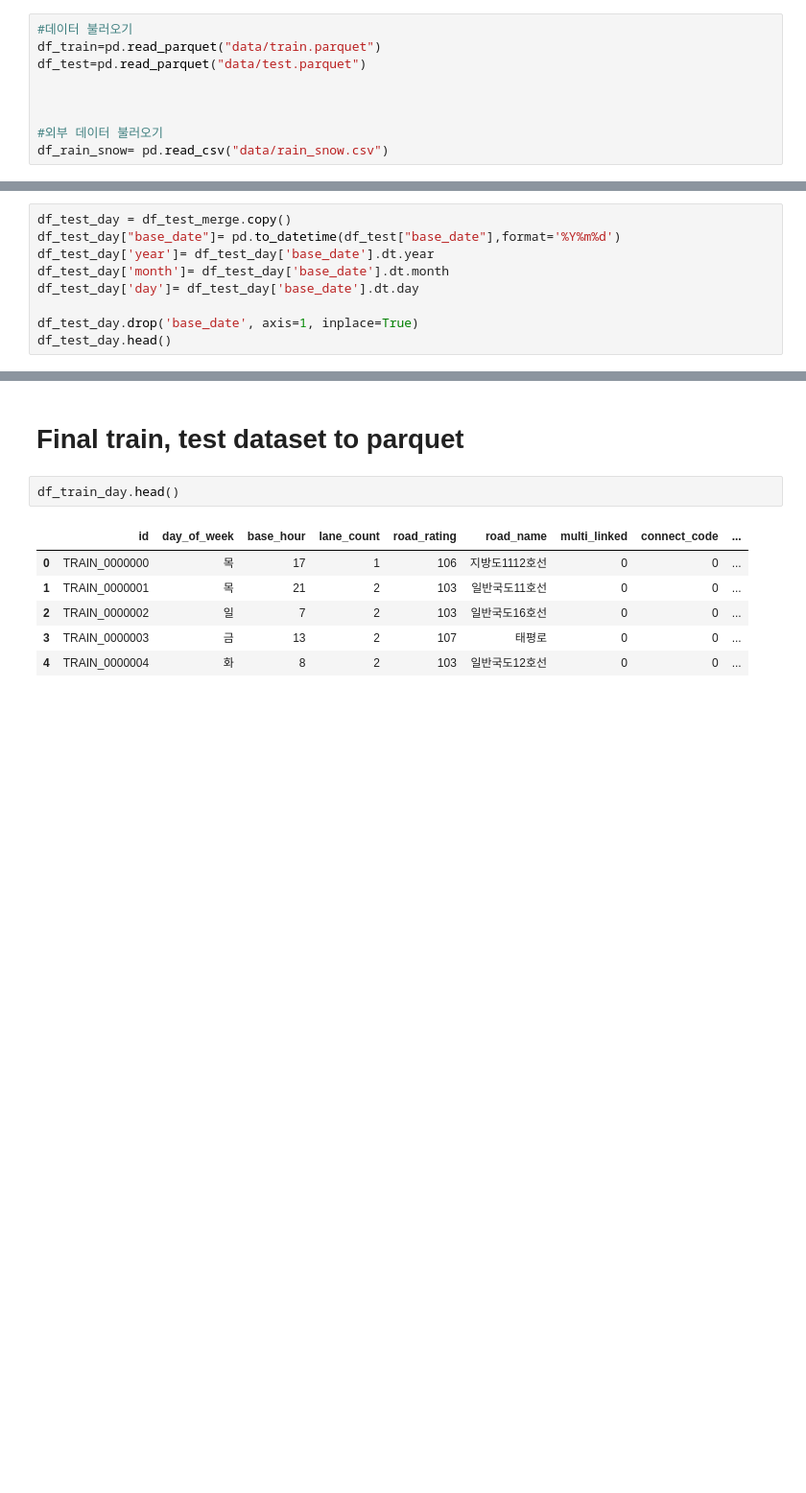
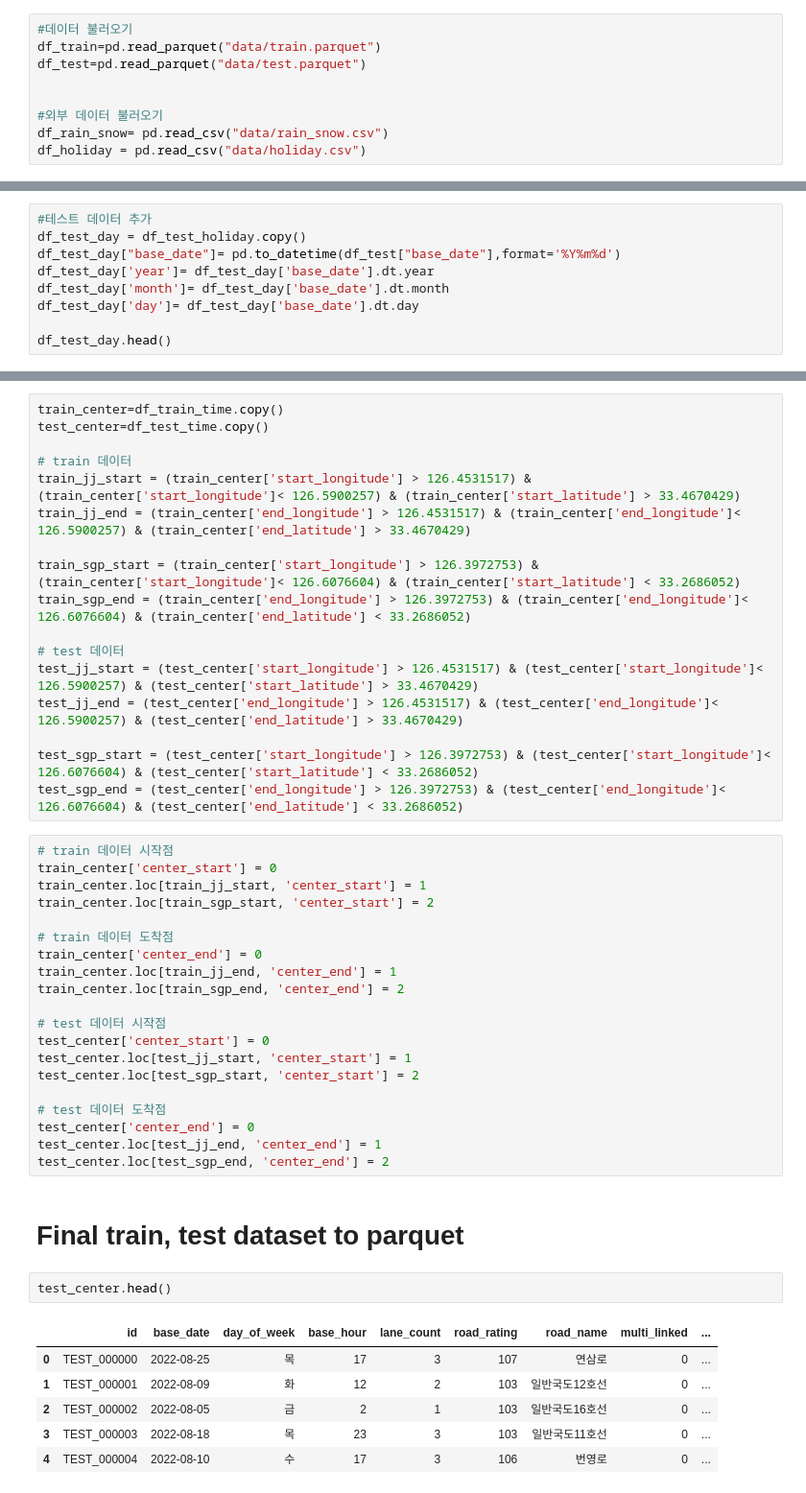
Before and after one commit to yyeseull/Side_Project, a Jupyter notebook: DACON/Jeju_traffic/jeju_traffic_eda.ipynb, the cells around one changed output, grey strips where cells are left out. Shown at 96% size. Saved outputs shown, nothing was run; the diff lists cells and outputs as text; blank space fills up the shorter version.

```diff
--- a/DACON/Jeju_traffic/jeju_traffic_eda.ipynb
+++ b/DACON/Jeju_traffic/jeju_traffic_eda.ipynb
@@ -83,9 +83,9 @@ df_train=pd.read_parquet("data/train.parquet")
 df_test=pd.read_parquet("data/test.parquet")
 
 
-
 #외부 데이터 불러오기
 df_rain_snow= pd.read_csv("data/rain_snow.csv")
+df_holiday = pd.read_csv("data/holiday.csv")
 # %% [markdown]
 ## 데이터 정보
 # %%
@@ -253,10 +285,10 @@ df_train_day.head()
 # %%
-df_test_day = df_test_merge.copy()
+#테스트 데이터 추가
+df_test_day = df_test_holiday.copy()
 df_test_day["base_date"]= pd.to_datetime(df_test["base_date"],format='%Y%m%d')
 df_test_day['year']= df_test_day['base_date'].dt.year
 df_test_day['month']= df_test_day['base_date'].dt.month
 df_test_day['day']= df_test_day['base_date'].dt.day
 
-df_test_day.drop('base_date', axis=1, inplace=True)
 df_test_day.head()
 # %% [output]
@@ -595,11 +610,48 @@ train['point_end'] = 0
+# %%
+train_center=df_train_time.copy()
+test_center=df_test_time.copy()
+
+# train 데이터
+train_jj_start = (train_center['start_longitude'] > 126.4531517) & (train_center['start_longitude']< 126.5900257) & (train_center['start_latitude'] > 33.4670429)
+train_jj_end = (train_center['end_longitude'] > 126.4531517) & (train_center['end_longitude']< 126.5900257) & (train_center['end_latitude'] > 33.4670429)
+
+train_sgp_start = (train_center['start_longitude'] > 126.3972753) & (train_center['start_longitude']< 126.6076604) & (train_center['start_latitude'] < 33.2686052)
+train_sgp_end = (train_center['end_longitude'] > 126.3972753) & (train_center['end_longitude']< 126.6076604) & (train_center['end_latitude'] < 33.2686052)
+
+# test 데이터
+test_jj_start = (test_center['start_longitude'] > 126.4531517) & (test_center['start_longitude']< 126.5900257) & (test_center['start_latitude'] > 33.4670429)
+test_jj_end = (test_center['end_longitude'] > 126.4531517) & (test_center['end_longitude']< 126.5900257) & (test_center['end_latitude'] > 33.4670429)
+
+test_sgp_start = (test_center['start_longitude'] > 126.3972753) & (test_center['start_longitude']< 126.6076604) & (test_center['start_latitude'] < 33.2686052)
+test_sgp_end = (test_center['end_longitude'] > 126.3972753) & (test_center['end_longitude']< 126.6076604) & (test_center['end_latitude'] < 33.2686052)
+# %%
+# train 데이터 시작점
+train_center['center_start'] = 0
+train_center.loc[train_jj_start, 'center_start'] = 1
+train_center.loc[train_sgp_start, 'center_start'] = 2
+
+# train 데이터 도착점
+train_center['center_end'] = 0
+train_center.loc[train_jj_end, 'center_end'] = 1
+train_center.loc[train_sgp_end, 'center_end'] = 2
+
+# test 데이터 시작점
+test_center['center_start'] = 0
+test_center.loc[test_jj_start, 'center_start'] = 1
+test_center.loc[test_sgp_start, 'center_start'] = 2
+
+# test 데이터 도착점
+test_center['center_end'] = 0
+test_center.loc[test_jj_end, 'center_end'] = 1
+test_center.loc[test_sgp_end, 'center_end'] = 2
 # %% [markdown]
 # Final train, test dataset to parquet
 # %%
-df_train_day.head()
+test_center.head()
 # %% [output]
-|  | id | day_of_week | base_hour | lane_count | road_rating | road_name | multi_linked | connect_code | ... |
-| 0 | TRAIN_0000000 | 목 | 17 | 1 | 106 | 지방도1112호선 | 0 | 0 | ... |
-| 1 | TRAIN_0000001 | 목 | 21 | 2 | 103 | 일반국도11호선 | 0 | 0 | ... |
-| 2 | TRAIN_0000002 | 일 | 7 | 2 | 103 | 일반국도16호선 | 0 | 0 | ... |
-| 3 | TRAIN_0000003 | 금 | 13 | 2 | 107 | 태평로 | 0 | 0 | ... |
-| 4 | TRAIN_0000004 | 화 | 8 | 2 | 103 | 일반국도12호선 | 0 | 0 | ... |
+|  | id | base_date | day_of_week | base_hour | lane_count | road_rating | road_name | multi_linked | ... |
+| 0 | TEST_000000 | 2022-08-25 | 목 | 17 | 3 | 107 | 연삼로 | 0 | ... |
+| 1 | TEST_000001 | 2022-08-09 | 화 | 12 | 2 | 103 | 일반국도12호선 | 0 | ... |
+| 2 | TEST_000002 | 2022-08-05 | 금 | 2 | 1 | 103 | 일반국도16호선 | 0 | ... |
+| 3 | TEST_000003 | 2022-08-18 | 목 | 23 | 3 | 103 | 일반국도11호선 | 0 | ... |
+| 4 | TEST_000004 | 2022-08-10 | 수 | 17 | 3 | 106 | 번영로 | 0 | ... |
```
Also changed, not shown: parts of 24 cells of this notebook, 2 other files.
